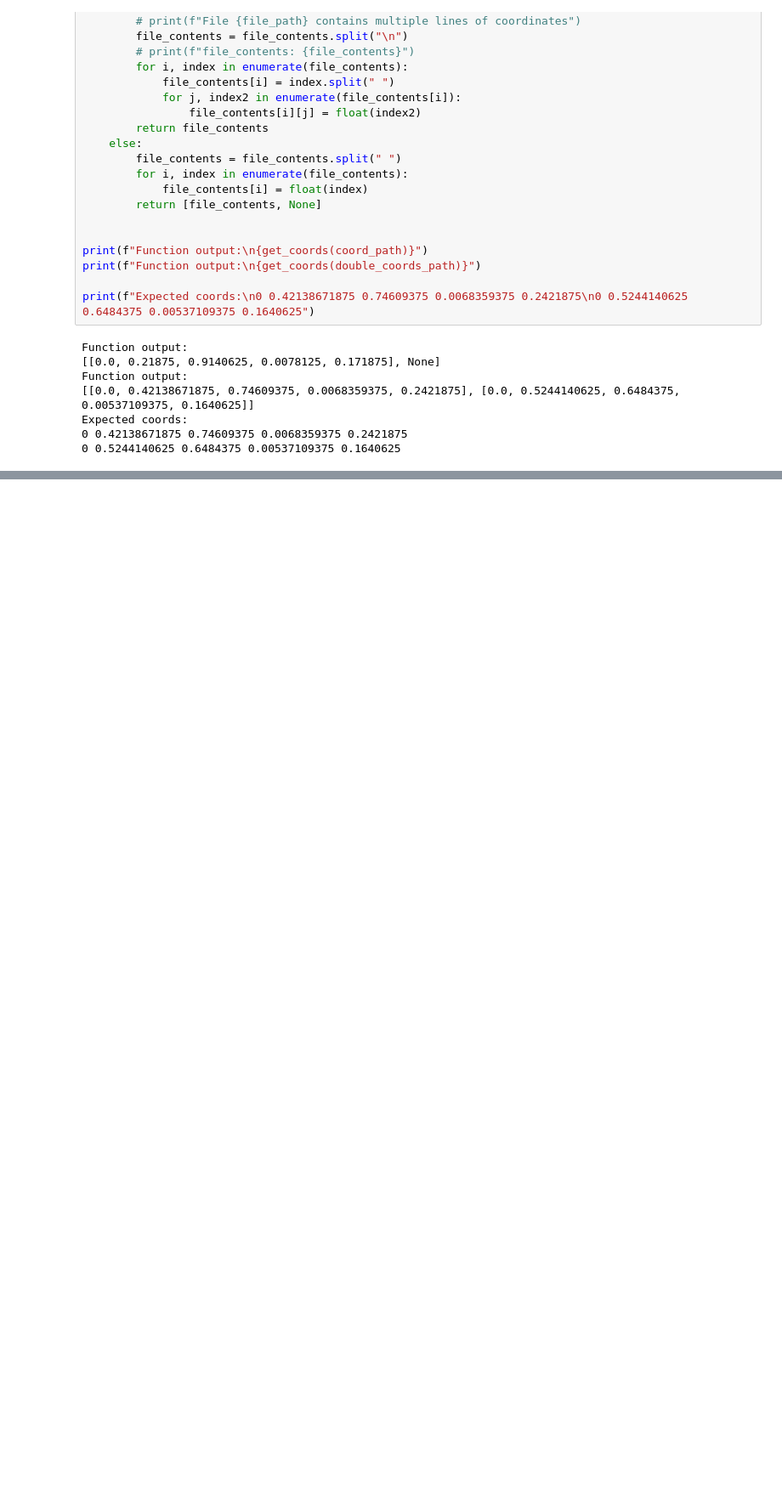
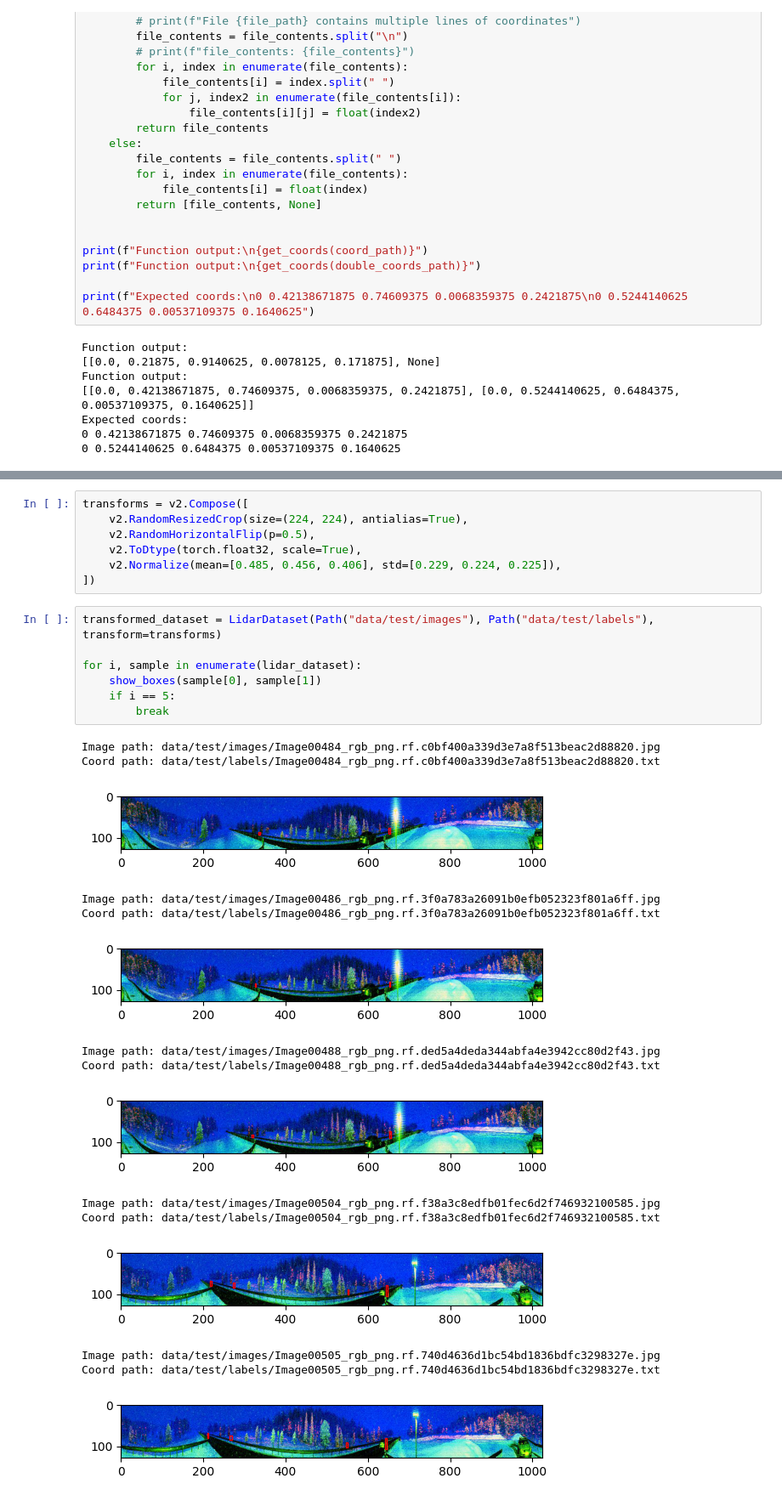
Before and after one commit to jofalck/TDT17-mini-project, a Jupyter notebook: explore.ipynb, the cells around one changed output, grey strips where cells are left out. Shown at 85% size. Cells and saved outputs as stored; diff of their text form; blank space fills up the shorter version.

```diff
--- a/explore.ipynb
+++ b/explore.ipynb
@@ -223,0 +214,30 @@ Image path: data/test/images/combined_image_123_png.rf.3fbff76e057b70542d6a180d4
+# %%
+transforms = v2.Compose([
+    v2.RandomResizedCrop(size=(224, 224), antialias=True),
+    v2.RandomHorizontalFlip(p=0.5),
+    v2.ToDtype(torch.float32, scale=True),
+    v2.Normalize(mean=[0.485, 0.456, 0.406], std=[0.229, 0.224, 0.225]),
+])
+# %%
+transformed_dataset = LidarDataset(Path("data/test/images"), Path("data/test/labels"), transform=transforms)
+
+for i, sample in enumerate(lidar_dataset):
+    show_boxes(sample[0], sample[1])
+    if i == 5:
+        break
+# %% [output]
+Image path: data/test/images/Image00484_rgb_png.rf.c0bf400a339d3e7a8f513beac2d88820.jpg
+Coord path: data/test/labels/Image00484_rgb_png.rf.c0bf400a339d3e7a8f513beac2d88820.txt
+[figure, added]
+Image path: data/test/images/Image00486_rgb_png.rf.3f0a783a26091b0efb052323f801a6ff.jpg
+Coord path: data/test/labels/Image00486_rgb_png.rf.3f0a783a26091b0efb052323f801a6ff.txt
+[figure, added]
+Image path: data/test/images/Image00488_rgb_png.rf.ded5a4deda344abfa4e3942cc80d2f43.jpg
+Coord path: data/test/labels/Image00488_rgb_png.rf.ded5a4deda344abfa4e3942cc80d2f43.txt
+[figure, added]
+Image path: data/test/images/Image00504_rgb_png.rf.f38a3c8edfb01fec6d2f746932100585.jpg
+Coord path: data/test/labels/Image00504_rgb_png.rf.f38a3c8edfb01fec6d2f746932100585.txt
+[figure, added]
+Image path: data/test/images/Image00505_rgb_png.rf.740d4636d1bc54bd1836bdfc3298327e.jpg
+Coord path: data/test/labels/Image00505_rgb_png.rf.740d4636d1bc54bd1836bdfc3298327e.txt
+[figure, added]
```
Also changed, not shown: parts of 14 cells of this notebook, 3 other files.
